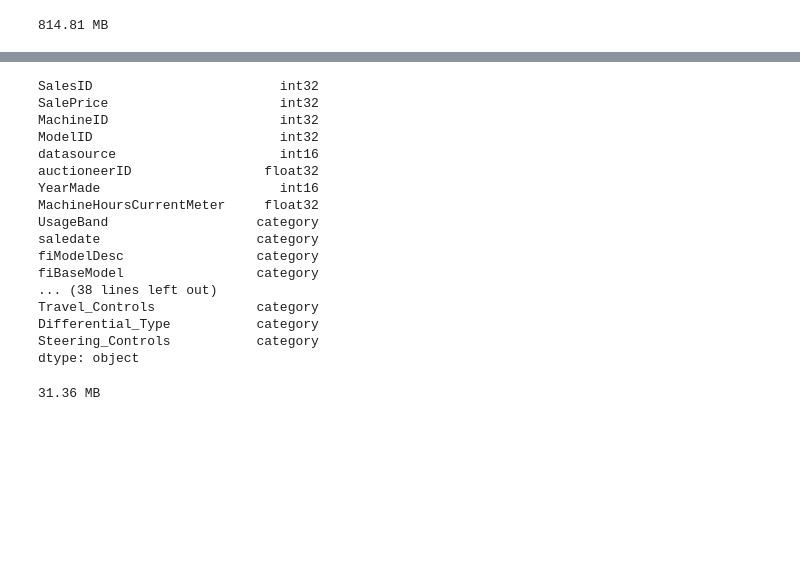
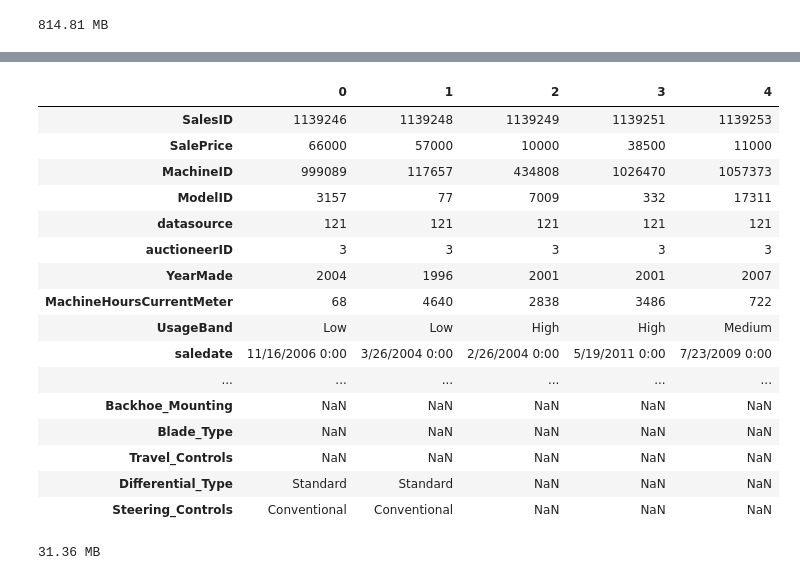
Before and after one commit to thomasht86/nbgists, a Jupyter notebook: reduce_pandas_size.ipynb, the cells around one changed output, grey strips where cells are left out. Drawn from its saved outputs; the diff is of its cells as text; code cells hidden in the pictures; blank space fills up the shorter version.

```diff
--- a/reduce_pandas_size.ipynb
+++ b/reduce_pandas_size.ipynb
@@ -24,14 +24,13 @@ def reduce_df_size(df):
 
     dfs = {}
     for cast_type, dtypes in dtypedict.items():
-        print(cast_type, dtypes)
         if cast_type in ["float", "integer", "unsigned"]:
             dfs[cast_type] = df.select_dtypes(include=dtypes).apply(pd.to_numeric,downcast=cast_type)
         elif cast_type in ["object"]:
             df_obj = df.select_dtypes(include=['object'])
             for c in df_obj.columns:
                 try:
-                    df_obj[c] = df_obj[c].astype('category')
+                    df_obj.loc[:,c] = df_obj[c].astype('category')
                 except Exception as e:
                     print(e)
             dfs[cast_type] = df_obj
@@ -94,23 +90,23 @@ See the caveats in the documentation: http://pandas.pydata.org/pandas-docs/stabl
-# %%
-df2.dtypes
-# %% [output]
-SalesID                        int32
-SalePrice                      int32
-MachineID                      int32
-ModelID                        int32
-datasource                     int16
-auctioneerID                 float32
-YearMade                       int16
-MachineHoursCurrentMeter     float32
-UsageBand                   category
-saledate                    category
-fiModelDesc                 category
-fiBaseModel                 category
-... (38 lines left out)
-Travel_Controls             category
-Differential_Type           category
-Steering_Controls           category
-dtype: object
+# %%
+df2.head().T
+# %% [output]
+|  | 0 | 1 | 2 | 3 | 4 |
+| SalesID | 1139246 | 1139248 | 1139249 | 1139251 | 1139253 |
+| SalePrice | 66000 | 57000 | 10000 | 38500 | 11000 |
+| MachineID | 999089 | 117657 | 434808 | 1026470 | 1057373 |
+| ModelID | 3157 | 77 | 7009 | 332 | 17311 |
+| datasource | 121 | 121 | 121 | 121 | 121 |
+| auctioneerID | 3 | 3 | 3 | 3 | 3 |
+| YearMade | 2004 | 1996 | 2001 | 2001 | 2007 |
+| MachineHoursCurrentMeter | 68 | 4640 | 2838 | 3486 | 722 |
+| UsageBand | Low | Low | High | High | Medium |
+| saledate | 11/16/2006 0:00 | 3/26/2004 0:00 | 2/26/2004 0:00 | 5/19/2011 0:00 | 7/23/2009 0:00 |
+| ... | ... | ... | ... | ... | ... |
+| Backhoe_Mounting | NaN | NaN | NaN | NaN | NaN |
+| Blade_Type | NaN | NaN | NaN | NaN | NaN |
+| Travel_Controls | NaN | NaN | NaN | NaN | NaN |
+| Differential_Type | Standard | Standard | NaN | NaN | NaN |
+| Steering_Controls | Conventional | Conventional | NaN | NaN | NaN |
 # %%
 mem_usage(df2)
 # %% [output]
```
Also changed, not shown: parts of 5 cells of this notebook.
